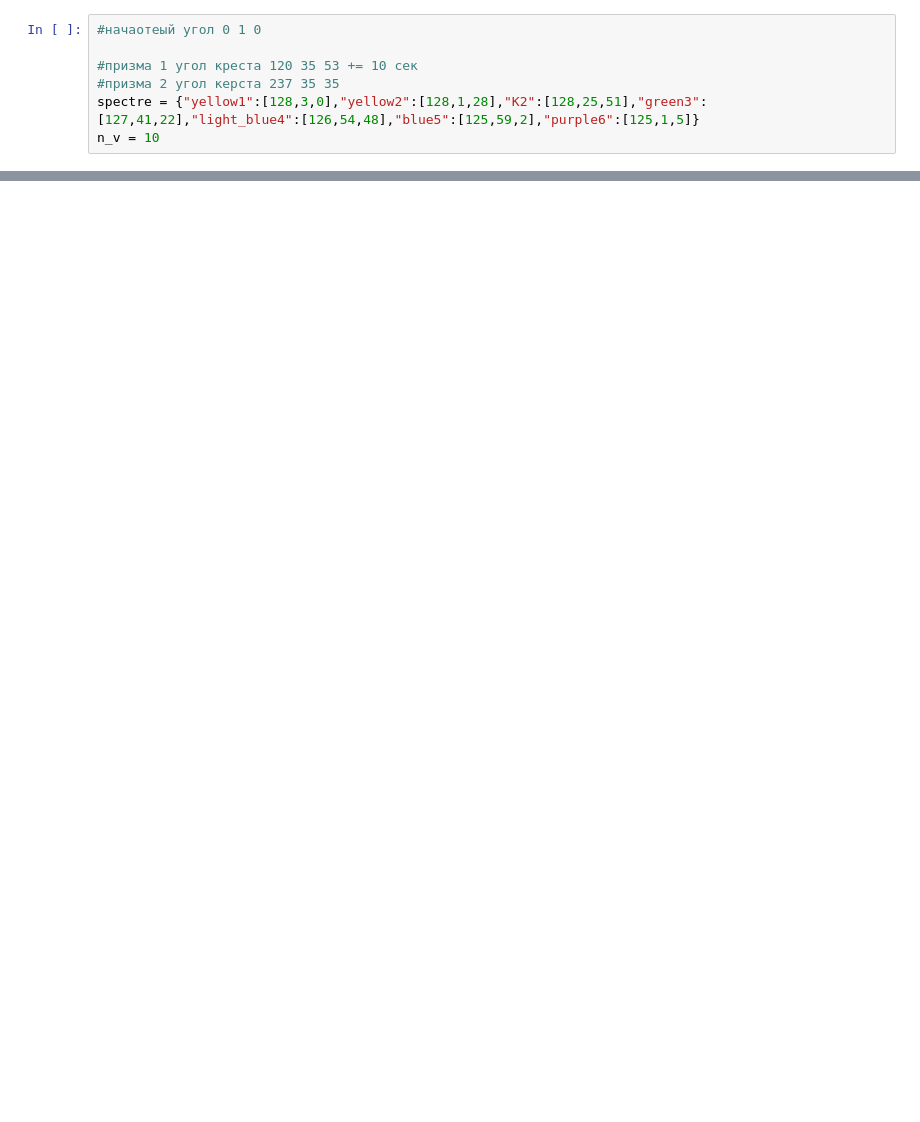
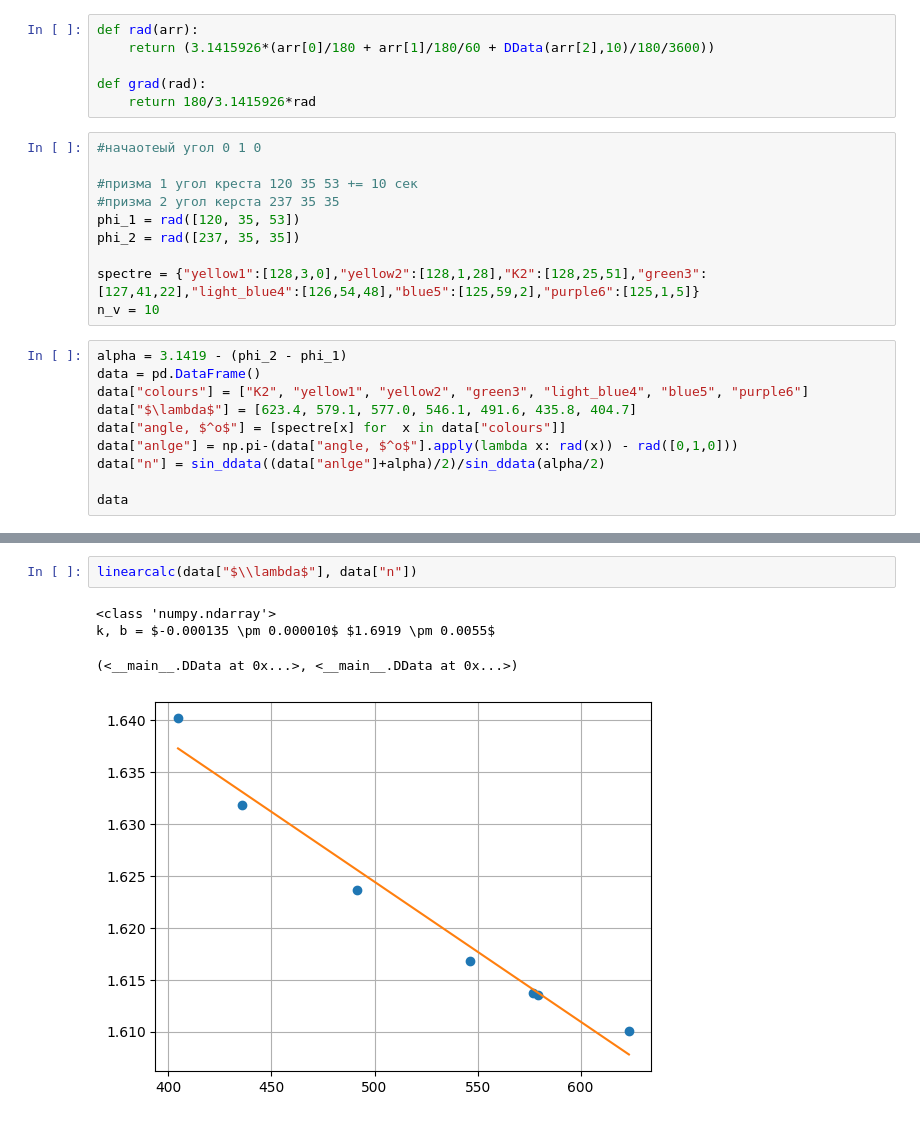
Before and after one commit to RedBrean/term2, a Jupyter notebook: term4/labs/443/443.ipynb, the cells around one changed output, grey strips where cells are left out. Drawn from its saved outputs; the diff is of its cells as text; blank space fills up the shorter version.

```diff
--- a/term4/labs/443/443.ipynb
+++ b/term4/labs/443/443.ipynb
@@ -323,7 +351,26 @@ class DData():
+# %%
+def rad(arr):
+    return (3.1415926*(arr[0]/180 + arr[1]/180/60 + DData(arr[2],10)/180/3600))
+
+def grad(rad):
+    return 180/3.1415926*rad
 # %%
 #начаотеый угол 0 1 0
 
 #призма 1 угол креста 120 35 53 += 10 сек
 #призма 2 угол керста 237 35 35
+phi_1 = rad([120, 35, 53])
+phi_2 = rad([237, 35, 35])
+
 spectre = {"yellow1":[128,3,0],"yellow2":[128,1,28],"K2":[128,25,51],"green3":[127,41,22],"light_blue4":[126,54,48],"blue5":[125,59,2],"purple6":[125,1,5]}
 n_v = 10
+# %%
+alpha = 3.1419 - (phi_2 - phi_1)
+data = pd.DataFrame()
+data["colours"] = ["K2", "yellow1", "yellow2", "green3", "light_blue4", "blue5", "purple6"]
+data["$\lambda$"] = [623.4, 579.1, 577.0, 546.1, 491.6, 435.8, 404.7]
+data["angle, $^o$"] = [spectre[x] for  x in data["colours"]]
+data["anlge"] = np.pi-(data["angle, $^o$"].apply(lambda x: rad(x)) - rad([0,1,0]))
+data["n"] = sin_ddata((data["anlge"]+alpha)/2)/sin_ddata(alpha/2)
+
+data
@@ -329,0 +386,7 @@ n_v = 10
+# %%
+linearcalc(data["$\\lambda$"], data["n"])
+# %% [output]
+<class 'numpy.ndarray'>
+k, b = $-0.000135 \pm 0.000010$ $1.6919 \pm 0.0055$
+(<__main__.DData at 0x...>, <__main__.DData at 0x...>)
+[figure, added]
```
Also changed, not shown: parts of 2 cells of this notebook, 1 other file.
